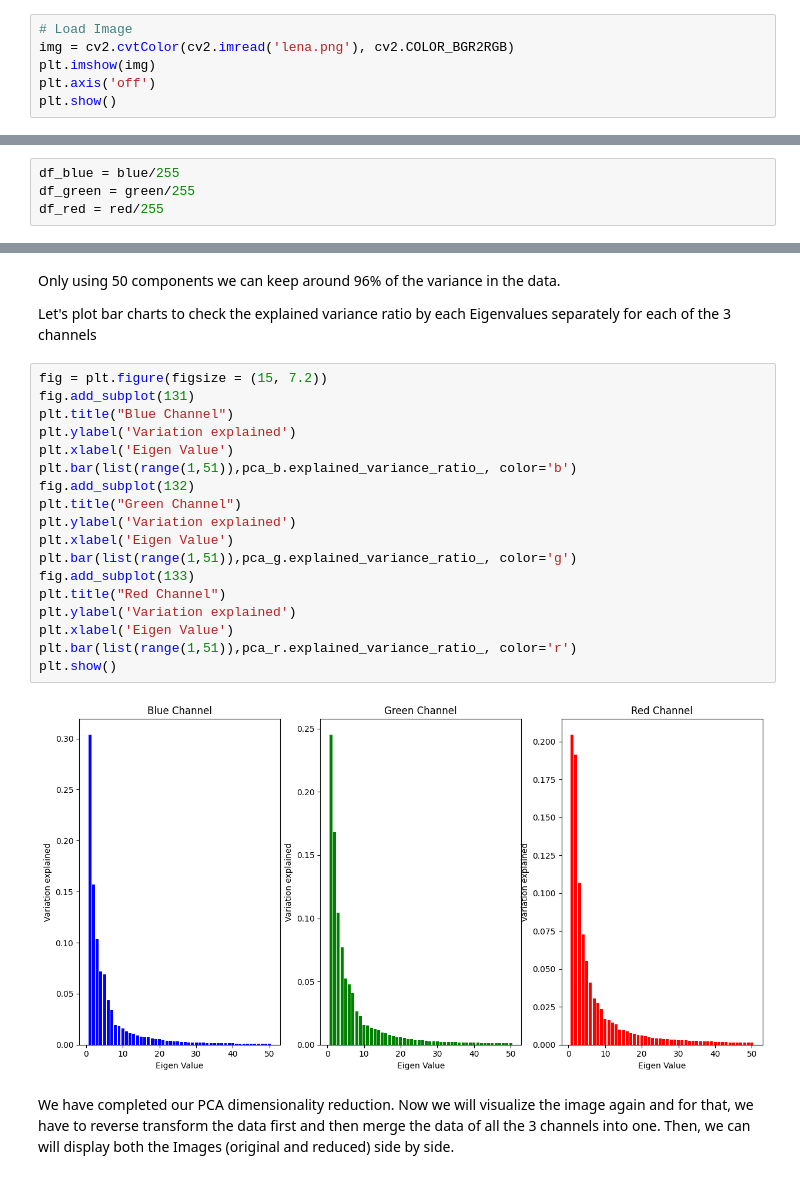
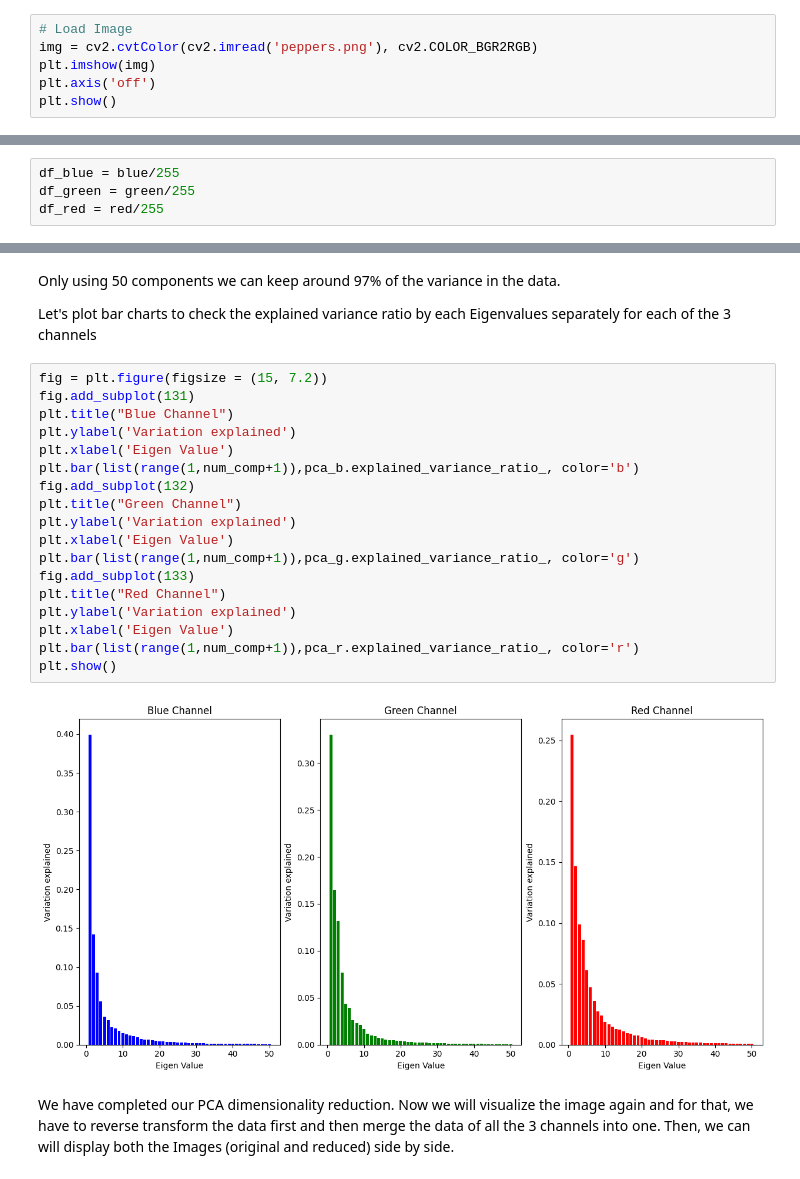
Before and after one commit to banerjeepragyan/DA623-Demonstration-of-application-of-PCA-on-Color-Images, a Jupyter notebook: Tutorial_Notebook.ipynb, the cells around one changed output, grey strips where cells are left out. Drawn from its saved outputs; the diff is of its cells as text.

```diff
--- a/Tutorial_Notebook.ipynb
+++ b/Tutorial_Notebook.ipynb
@@ -67,7 +67,7 @@ import cv2
 from ipywidgets import interact
 # %%
 # Load Image
-img = cv2.cvtColor(cv2.imread('lena.png'), cv2.COLOR_BGR2RGB)
+img = cv2.cvtColor(cv2.imread('peppers.png'), cv2.COLOR_BGR2RGB)
 plt.imshow(img)
 plt.axis('off')
 plt.show()
@@ -156,27 +156,27 @@ Red Channel  : 0.9505616991030219
 # %% [markdown]
-Only using 50 components we can keep around 96% of the variance in the data.
+Only using 50 components we can keep around 97% of the variance in the data.
 
 Let's plot bar charts to check the explained variance ratio by each Eigenvalues separately for each of the 3 channels
 # %%
 fig = plt.figure(figsize = (15, 7.2))
 fig.add_subplot(131)
 plt.title("Blue Channel")
 plt.ylabel('Variation explained')
 plt.xlabel('Eigen Value')
-plt.bar(list(range(1,51)),pca_b.explained_variance_ratio_, color='b')
+plt.bar(list(range(1,num_comp+1)),pca_b.explained_variance_ratio_, color='b')
 fig.add_subplot(132)
 plt.title("Green Channel")
 plt.ylabel('Variation explained')
 plt.xlabel('Eigen Value')
-plt.bar(list(range(1,51)),pca_g.explained_variance_ratio_, color='g')
+plt.bar(list(range(1,num_comp+1)),pca_g.explained_variance_ratio_, color='g')
 fig.add_subplot(133)
 plt.title("Red Channel")
 plt.ylabel('Variation explained')
 plt.xlabel('Eigen Value')
-plt.bar(list(range(1,51)),pca_r.explained_variance_ratio_, color='r')
+plt.bar(list(range(1,num_comp+1)),pca_r.explained_variance_ratio_, color='r')
 plt.show()
 # %% [output]
-[figure, old version]
+[figure, new version]
 # %% [markdown]
 We have completed our PCA dimensionality reduction. Now we will visualize the image again and for that, we have to reverse transform the data first and then merge the data of all the 3 channels into one. Then, we can will display both the Images (original and reduced) side by side.
 # %%
```
Also changed, not shown: parts of 6 cells of this notebook, 2 other files.
